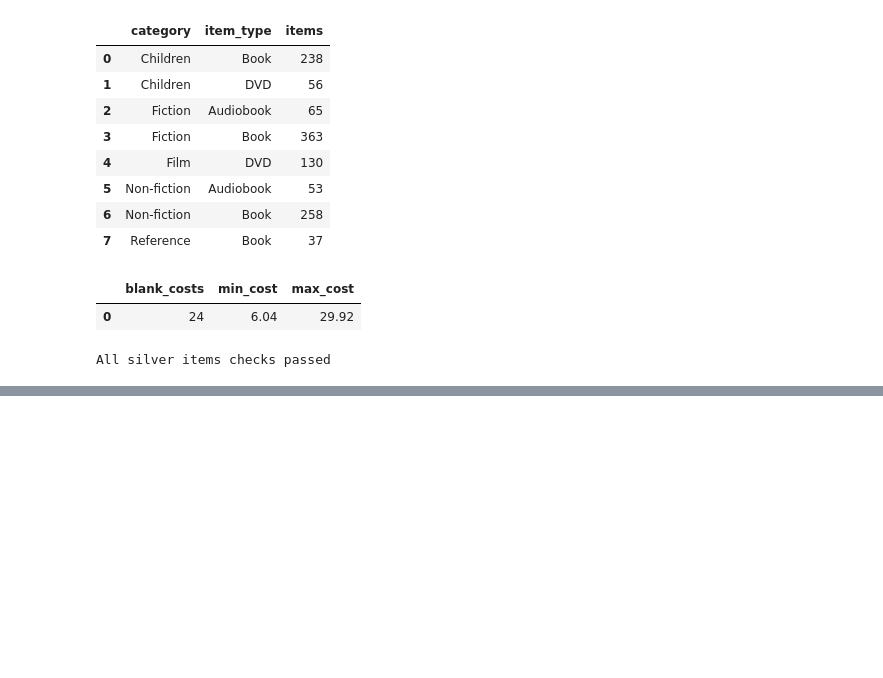
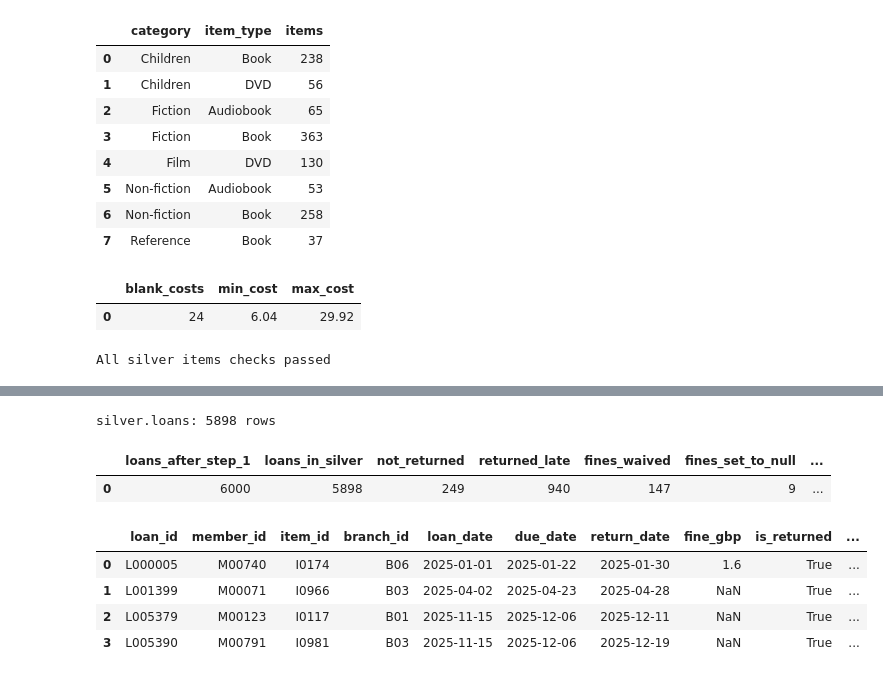
Before and after one commit to HuriyaAhmerr/5782076-AnalyticsEngineering, a Jupyter notebook: 5782076_library_pipeline.ipynb, the cells around one changed output, grey strips where cells are left out. Drawn from its saved outputs; the diff is of its cells as text; code cells hidden in the pictures; blank space fills up the shorter version.

Commit message:
all silver tables created

```diff
--- a/5782076_library_pipeline.ipynb
+++ b/5782076_library_pipeline.ipynb
@@ -1689,0 +1757,62 @@ All silver items checks passed
+# %%
+def build_silver_loans(con, silver="silver"):
+    """Loans step 2 – apply my decisions to silver.loans_standardised and create the final silver.loans."""
+    con.execute(f"""
+        CREATE OR REPLACE TABLE {silver}.loans AS
+        WITH linked AS (
+            SELECT l.*, i.item_type, m.join_date
+            FROM {silver}.loans_standardised l
+            JOIN {silver}.items   i USING (item_id)        -- removes loans of items not in silver.items
+            JOIN {silver}.members m USING (member_id)      -- removes loans by members not in silver.members
+            WHERE l.return_date IS NULL                    -- removes loans returned before they were borrowed
+               OR l.return_date >= l.loan_date),
+        with_rules AS (
+            SELECT *,
+                   GREATEST(return_date - due_date, 0) AS days_late,       -- 0 if on time or not returned
+                   -- library fine rules: books and audiobooks £0.20 a day; DVDs £1 a day, up to £10
+                   CASE WHEN item_type = 'DVD'
+                        THEN LEAST(GREATEST(return_date - due_date, 0) * 1.00, 10.00)
+                        ELSE GREATEST(return_date - due_date, 0) * 0.20
+                   END AS max_fine_by_rules
+            FROM linked)
+        SELECT loan_id, member_id, item_id, branch_id, loan_date, due_date, return_date,
+               CASE WHEN return_date IS NULL OR days_late = 0 THEN COALESCE(fine_gbp, 0)  -- no fine due: blank -> £0
+                    WHEN fine_gbp IS NULL OR fine_gbp = 0      THEN 0                     -- late, not charged -> £0 (waived)
+                    WHEN fine_gbp < 0 OR fine_gbp > max_fine_by_rules THEN NULL           -- impossible fine -> null
+                    ELSE fine_gbp
+               END                                              AS fine_gbp,
+               return_date IS NOT NULL                          AS is_returned,
+               days_late,
+               days_late > 0                                    AS is_late,
+               days_late > 0 AND COALESCE(fine_gbp, 0) = 0      AS fine_waived,
+               loan_date < join_date                            AS loan_before_join,
+               _source_file
+        FROM with_rules""")
+    n = con.execute(f"SELECT COUNT(*) FROM {silver}.loans").fetchall()[0][0]
+    print(f"{silver}.loans: {n} rows")
+
+build_silver_loans(con, SILVER_SCHEMA)
+
+# Summary of what step 2 did
+display(con.sql(f"""
+    SELECT (SELECT COUNT(*) FROM {SILVER_SCHEMA}.loans_standardised) AS loans_after_step_1,
+           COUNT(*)                                     AS loans_in_silver,
+           COUNT(*) FILTER (WHERE NOT is_returned)      AS not_returned,
+           COUNT(*) FILTER (WHERE is_late)              AS returned_late,
+           COUNT(*) FILTER (WHERE fine_waived)          AS fines_waived,
+           COUNT(*) FILTER (WHERE fine_gbp IS NULL)     AS fines_set_to_null,
+           COUNT(*) FILTER (WHERE loan_before_join)     AS loans_before_join
+    FROM {SILVER_SCHEMA}.loans""").df())
+
+# Example rows: a normal late fine, a negative fine, and a huge fine (both now null)
+display(con.sql(f"""SELECT * FROM {SILVER_SCHEMA}.loans
+                    WHERE loan_id IN ('L000005', 'L001399', 'L005379', 'L005390') ORDER BY loan_id""").df())
+# %% [output]
+silver.loans: 5898 rows
+|  | loans_after_step_1 | loans_in_silver | not_returned | returned_late | fines_waived | fines_set_to_null | ... |
+| 0 | 6000 | 5898 | 249 | 940 | 147 | 9 | ... |
+|  | loan_id | member_id | item_id | branch_id | loan_date | due_date | return_date | fine_gbp | is_returned | ... |
+| 0 | L000005 | M00740 | I0174 | B06 | 2025-01-01 | 2025-01-22 | 2025-01-30 | 1.6 | True | ... |
+| 1 | L001399 | M00071 | I0966 | B03 | 2025-04-02 | 2025-04-23 | 2025-04-28 | NaN | True | ... |
+| 2 | L005379 | M00123 | I0117 | B01 | 2025-11-15 | 2025-12-06 | 2025-12-11 | NaN | True | ... |
+| 3 | L005390 | M00791 | I0981 | B03 | 2025-11-15 | 2025-12-06 | 2025-12-19 | NaN | True | ... |
```
Also changed, not shown: parts of 3 cells of this notebook.
